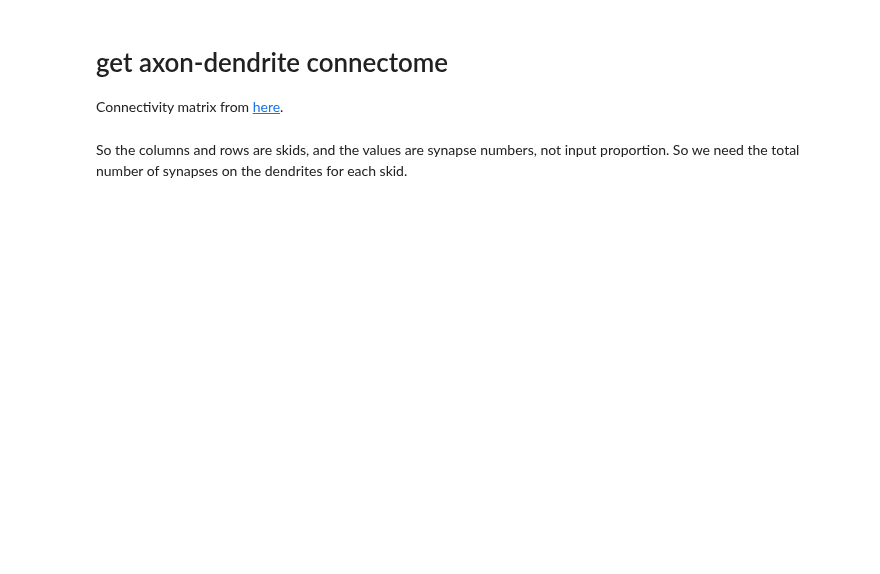
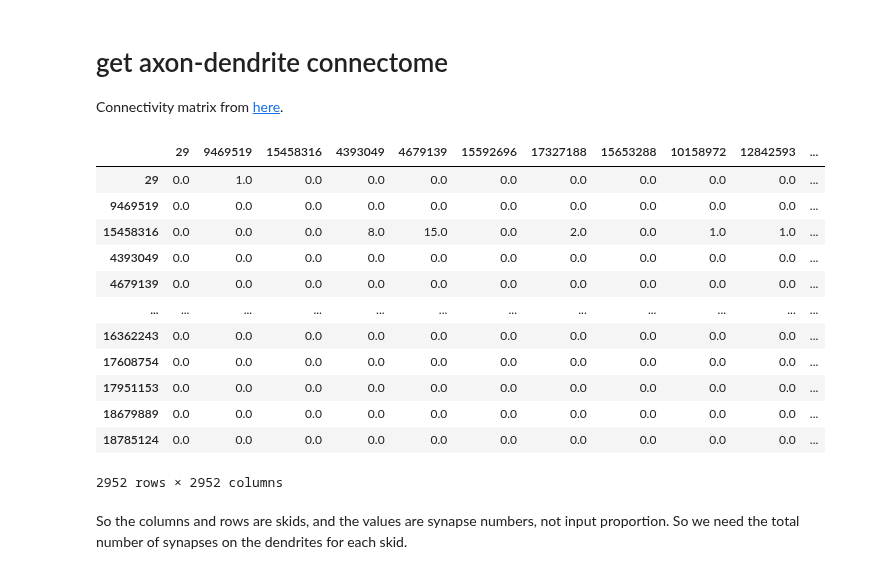
Before and after one commit to YijieYin/connectome_data_prep, a Jupyter notebook: larva_prepare_connectome.ipynb, the cells around one changed output. Saved outputs shown, nothing was run; the diff lists cells and outputs as text; code cells hidden in the pictures; blank space fills up the shorter version.

```diff
--- a/larva_prepare_connectome.ipynb
+++ b/larva_prepare_connectome.ipynb
@@ -17,8 +17,25 @@ import scipy as sp
 # get axon-dendrite connectome
 Connectivity matrix from [here](https://www.science.org/doi/10.1126/science.add9330).
 # %%
-ad = pd.read_csv('https://raw.githubusercontent.com/YijieYin/interpret_connectome/main/data/ad_connectivity_matrix.csv', index_col=0)
+ad = pd.read_csv(
+    "https://raw.githubusercontent.com/YijieYin/interpret_connectome/main/data/ad_connectivity_matrix.csv",
+    index_col=0,
+)
 ad
+# %% [output]
+|  | 29 | 9469519 | 15458316 | 4393049 | 4679139 | 15592696 | 17327188 | 15653288 | 10158972 | 12842593 | ... |
+| 29 | 0.0 | 1.0 | 0.0 | 0.0 | 0.0 | 0.0 | 0.0 | 0.0 | 0.0 | 0.0 | ... |
+| 9469519 | 0.0 | 0.0 | 0.0 | 0.0 | 0.0 | 0.0 | 0.0 | 0.0 | 0.0 | 0.0 | ... |
+| 15458316 | 0.0 | 0.0 | 0.0 | 8.0 | 15.0 | 0.0 | 2.0 | 0.0 | 1.0 | 1.0 | ... |
+| 4393049 | 0.0 | 0.0 | 0.0 | 0.0 | 0.0 | 0.0 | 0.0 | 0.0 | 0.0 | 0.0 | ... |
+| 4679139 | 0.0 | 0.0 | 0.0 | 0.0 | 0.0 | 0.0 | 0.0 | 0.0 | 0.0 | 0.0 | ... |
+| ... | ... | ... | ... | ... | ... | ... | ... | ... | ... | ... | ... |
+| 16362243 | 0.0 | 0.0 | 0.0 | 0.0 | 0.0 | 0.0 | 0.0 | 0.0 | 0.0 | 0.0 | ... |
+| 17608754 | 0.0 | 0.0 | 0.0 | 0.0 | 0.0 | 0.0 | 0.0 | 0.0 | 0.0 | 0.0 | ... |
+| 17951153 | 0.0 | 0.0 | 0.0 | 0.0 | 0.0 | 0.0 | 0.0 | 0.0 | 0.0 | 0.0 | ... |
+| 18679889 | 0.0 | 0.0 | 0.0 | 0.0 | 0.0 | 0.0 | 0.0 | 0.0 | 0.0 | 0.0 | ... |
+| 18785124 | 0.0 | 0.0 | 0.0 | 0.0 | 0.0 | 0.0 | 0.0 | 0.0 | 0.0 | 0.0 | ... |
+2952 rows × 2952 columns
 # %% [markdown]
 So the columns and rows are skids, and the values are synapse numbers, not input proportion. So we need the total number of synapses on the dendrites for each skid.
 # %%
```
Also changed, not shown: parts of 25 cells of this notebook, 5 other files.
